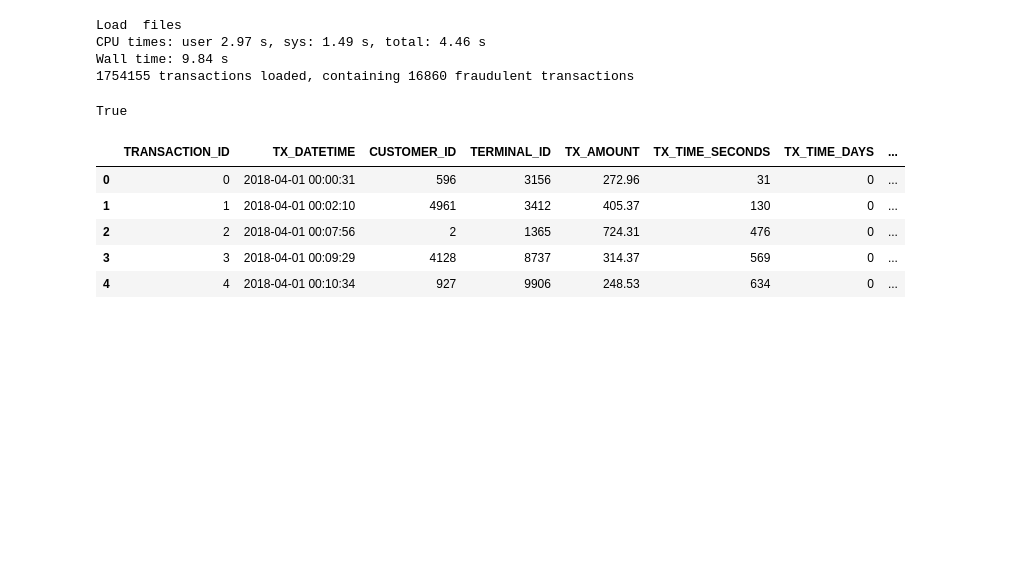
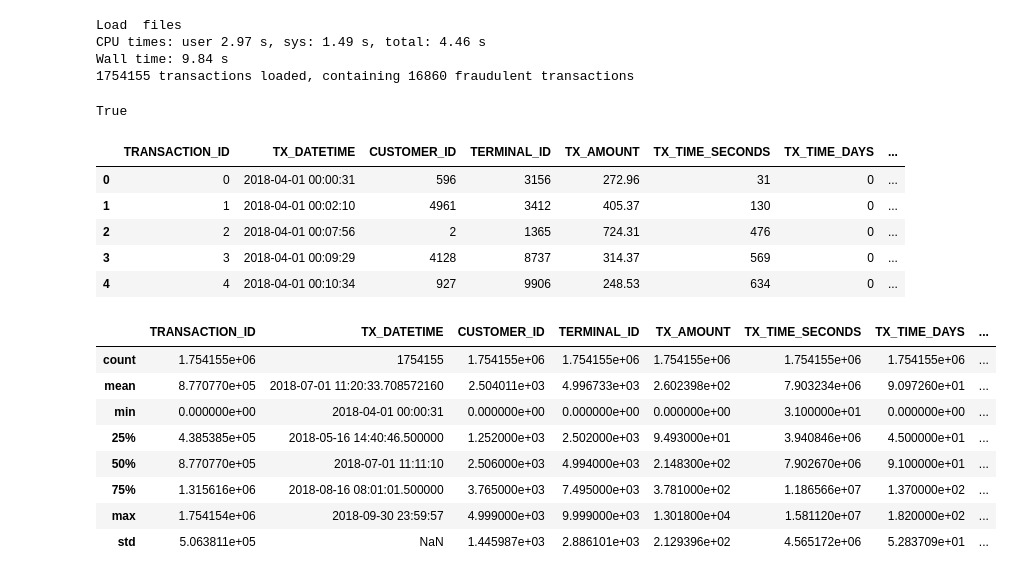
Before and after one commit to ShawnLiu119/Fraud_Detection_Credit, a Jupyter notebook: Feature_Engineer.ipynb, the cells around one changed output. Cells and saved outputs as stored; diff of their text form; code cells hidden in the pictures; blank space fills up the shorter version.

```diff
--- a/Feature_Engineer.ipynb
+++ b/Feature_Engineer.ipynb
@@ -111,3 +111,15 @@ transactions_df.head()
 | 2 | 2 | 2018-04-01 00:07:56 | 2 | 1365 | 724.31 | 476 | 0 | ... |
 | 3 | 3 | 2018-04-01 00:09:29 | 4128 | 8737 | 314.37 | 569 | 0 | ... |
 | 4 | 4 | 2018-04-01 00:10:34 | 927 | 9906 | 248.53 | 634 | 0 | ... |
+# %%
+transactions_df.describe()
+# %% [output]
+|  | TRANSACTION_ID | TX_DATETIME | CUSTOMER_ID | TERMINAL_ID | TX_AMOUNT | TX_TIME_SECONDS | TX_TIME_DAYS | ... |
+| count | 1.754155e+06 | 1754155 | 1.754155e+06 | 1.754155e+06 | 1.754155e+06 | 1.754155e+06 | 1.754155e+06 | ... |
+| mean | 8.770770e+05 | 2018-07-01 11:20:33.708572160 | 2.504011e+03 | 4.996733e+03 | 2.602398e+02 | 7.903234e+06 | 9.097260e+01 | ... |
+| min | 0.000000e+00 | 2018-04-01 00:00:31 | 0.000000e+00 | 0.000000e+00 | 0.000000e+00 | 3.100000e+01 | 0.000000e+00 | ... |
+| 25% | 4.385385e+05 | 2018-05-16 14:40:46.500000 | 1.252000e+03 | 2.502000e+03 | 9.493000e+01 | 3.940846e+06 | 4.500000e+01 | ... |
+| 50% | 8.770770e+05 | 2018-07-01 11:11:10 | 2.506000e+03 | 4.994000e+03 | 2.148300e+02 | 7.902670e+06 | 9.100000e+01 | ... |
+| 75% | 1.315616e+06 | 2018-08-16 08:01:01.500000 | 3.765000e+03 | 7.495000e+03 | 3.781000e+02 | 1.186566e+07 | 1.370000e+02 | ... |
+| max | 1.754154e+06 | 2018-09-30 23:59:57 | 4.999000e+03 | 9.999000e+03 | 1.301800e+04 | 1.581120e+07 | 1.820000e+02 | ... |
+| std | 5.063811e+05 | NaN | 1.445987e+03 | 2.886101e+03 | 2.129396e+02 | 4.565172e+06 | 5.283709e+01 | ... |
```
Also changed, not shown: parts of 1 cell of this notebook.
